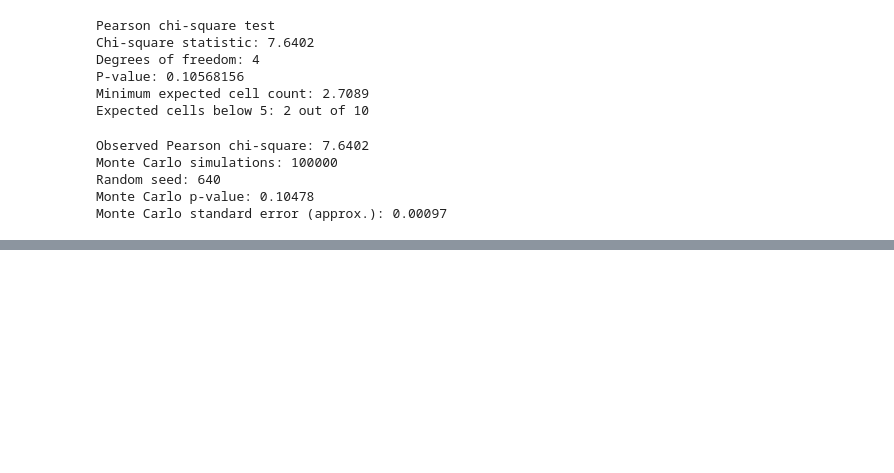
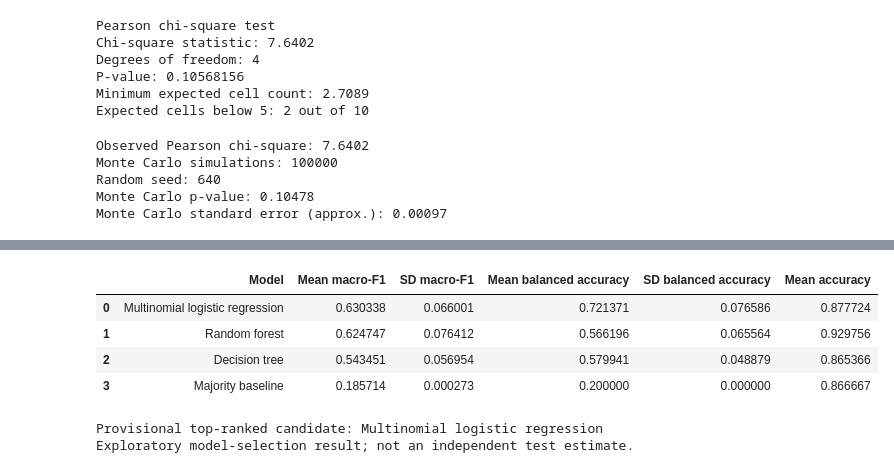
Before and after one commit to kadiyalakumar78-droid/qm640-hcv-capstone, a Jupyter notebook: notebooks/QM640_HCV_Capstone_Analysis.ipynb, the cells around one changed output, grey strips where cells are left out. Saved outputs shown, nothing was run; the diff lists cells and outputs as text; code cells hidden in the pictures; blank space fills up the shorter version.

```diff
--- a/notebooks/QM640_HCV_Capstone_Analysis.ipynb
+++ b/notebooks/QM640_HCV_Capstone_Analysis.ipynb
@@ -579,0 +779,23 @@ Monte Carlo standard error (approx.): 0.00097
+# %%
+# Step 16: Rank candidates by macro-F1, then balanced accuracy
+summary_flat = fold_results.groupby("Model")[metric_cols].agg(["mean", "std"])
+ranking = pd.DataFrame({
+    "Model": summary_flat.index,
+    "Mean macro-F1": summary_flat[("Macro F1", "mean")].values,
+    "SD macro-F1": summary_flat[("Macro F1", "std")].values,
+    "Mean balanced accuracy": summary_flat[("Balanced accuracy", "mean")].values,
+    "SD balanced accuracy": summary_flat[("Balanced accuracy", "std")].values,
+    "Mean accuracy": summary_flat[("Accuracy", "mean")].values
+}).sort_values(["Mean macro-F1", "Mean balanced accuracy"], ascending=False)
+display(ranking.reset_index(drop=True))
+best_model_name = ranking.iloc[0]["Model"]
+print("Provisional top-ranked candidate:", best_model_name)
+print("Exploratory model-selection result; not an independent test estimate.")
+# %% [output]
+|  | Model | Mean macro-F1 | SD macro-F1 | Mean balanced accuracy | SD balanced accuracy | Mean accuracy |
+| 0 | Multinomial logistic regression | 0.630338 | 0.066001 | 0.721371 | 0.076586 | 0.877724 |
+| 1 | Random forest | 0.624747 | 0.076412 | 0.566196 | 0.065564 | 0.929756 |
+| 2 | Decision tree | 0.543451 | 0.056954 | 0.579941 | 0.048879 | 0.865366 |
+| 3 | Majority baseline | 0.185714 | 0.000273 | 0.200000 | 0.000000 | 0.866667 |
+Provisional top-ranked candidate: Multinomial logistic regression
+Exploratory model-selection result; not an independent test estimate.
```
Also changed, not shown: parts of 28 cells of this notebook.
